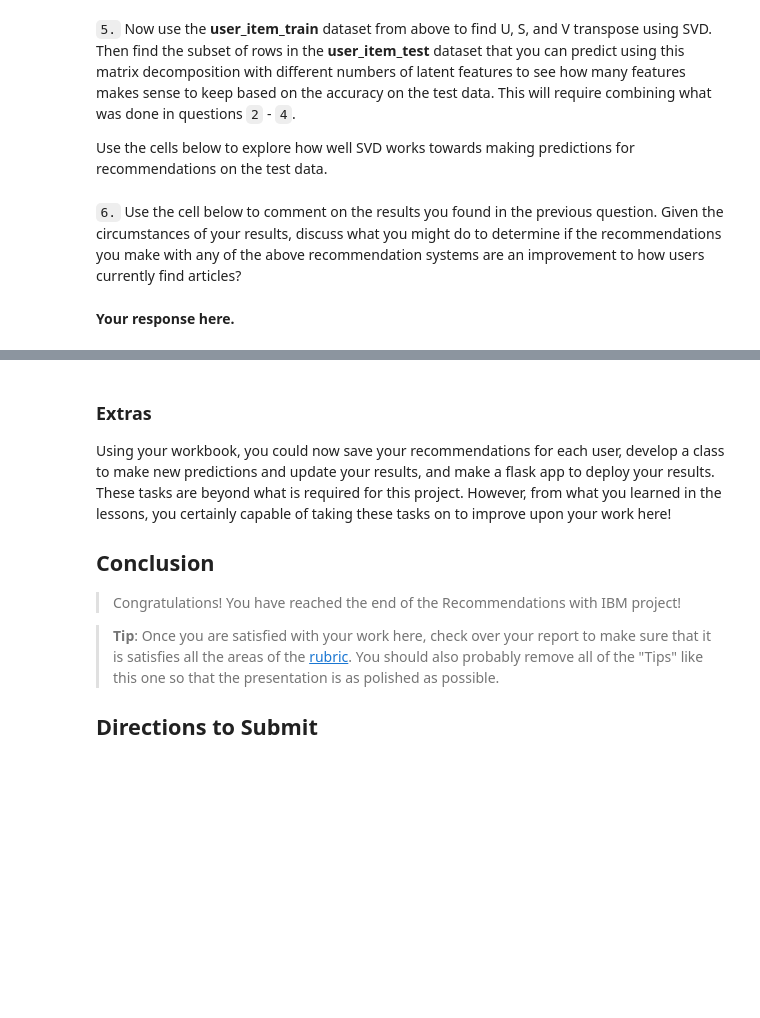
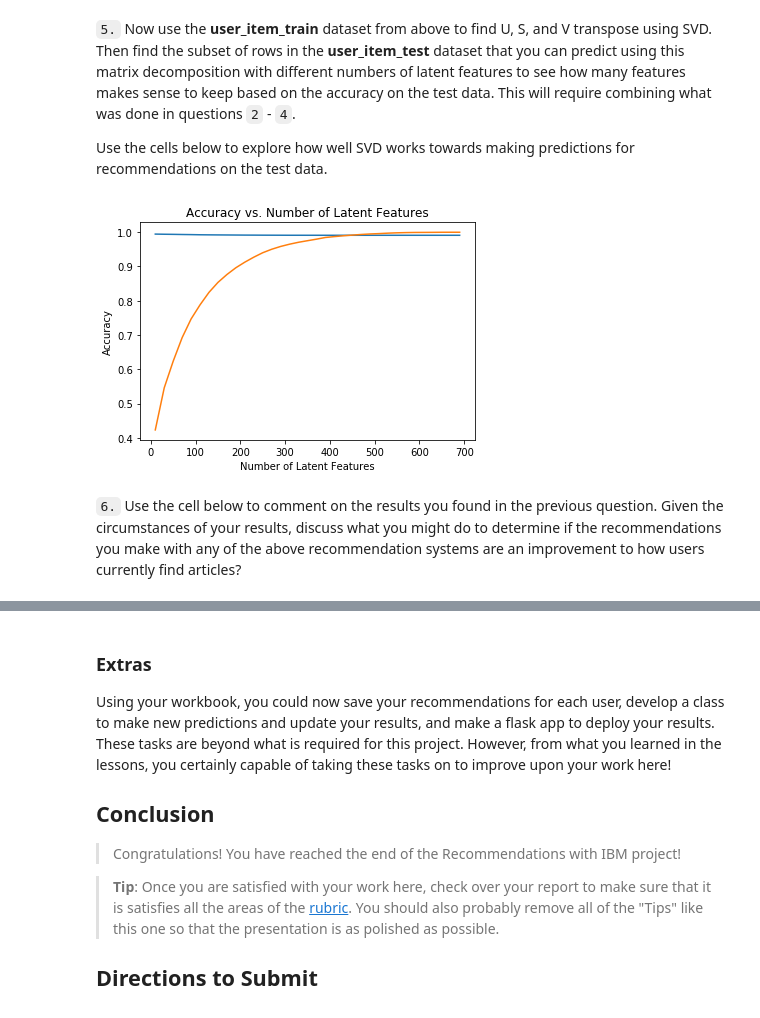
Before and after one commit to felixnext/ds_recommender, a Jupyter notebook: notebooks/Recommendations_with_IBM.ipynb, the cells around one changed output, grey strips where cells are left out. Cells and saved outputs as stored; diff of their text form; code cells hidden in the pictures; blank space fills up the shorter version.

```diff
--- a/notebooks/Recommendations_with_IBM.ipynb
+++ b/notebooks/Recommendations_with_IBM.ipynb
@@ -803,4 +803,4 @@ Awesome job!  That's right!  All of the test movies are in the training data, bu
 Use the cells below to explore how well SVD works towards making predictions for recommendations on the test data.
 # %%
 # fit SVD on the user_item_train matrix
-u_train, s_train, vt_train = # fit svd similar to above then use the cells below
+u_train, s_train, vt_train = np.linalg.svd(user_item_train, full_matrices=True)
@@ -809,0 +807,50 @@ u_train, s_train, vt_train = # fit svd similar to above then use the cells below
+# %%
+# Use these cells to see how well you can use the training
+# decomposition to predict on test data
+
+num_latent_feats = np.arange(10,700+10,20)
+sum_errs = []
+sum_errs_train = []
+
+# retrieve the relevant test portion
+rel_user_item_test = user_item_test.loc[rel_test_user, rel_test_arts]
+
+for k in num_latent_feats:
+    # restructure with k latent features
+    s_new, u_new, vt_new = np.diag(s_train[:k]), u_train[:, :k], vt_train[:k, :]
+
+    # take dot product
+    user_item_est = np.around(np.dot(np.dot(u_new, s_new), vt_new))
+
+    # select the relevant items
+    user_item_est = pd.DataFrame(user_item_est)
+    user_item_est.columns = user_item_train.columns
+    user_item_est.index = user_item_train.index
+    rel_user_item_est = user_item_est.loc[rel_test_user, rel_test_arts]
+
+
+    # TODO: refactor computation
+
+    # compute error for each prediction to actual value
+    diffs = np.subtract(rel_user_item_test, rel_user_item_est)
+
+    # total errors and keep track of them
+    err = np.sum(np.sum(np.abs(diffs)))
+    sum_errs.append(err)
+
+    # compute error for each prediction to actual value
+    diffs = np.subtract(user_item_train, user_item_est)
+
+    # total errors and keep track of them
+    err = np.sum(np.sum(np.abs(diffs)))
+    sum_errs_train.append(err)
+
+
+plt.plot(num_latent_feats, 1 - np.array(sum_errs)/df.shape[0]);
+plt.plot(num_latent_feats, 1 - np.array(sum_errs_train)/df.shape[0]);
+plt.xlabel('Number of Latent Features');
+plt.ylabel('Accuracy');
+plt.title('Accuracy vs. Number of Latent Features');
+# TODO: add legend
+# %% [output]
+[figure, added]
@@ -810,4 +863,2 @@ u_train, s_train, vt_train = # fit svd similar to above then use the cells below
 # %% [markdown]
 `6.` Use the cell below to comment on the results you found in the previous question. Given the circumstances of your results, discuss what you might do to determine if the recommendations you make with any of the above recommendation systems are an improvement to how users currently find articles?
-# %% [markdown]
-**Your response here.**
```
Also changed, not shown: parts of 4 cells of this notebook.
